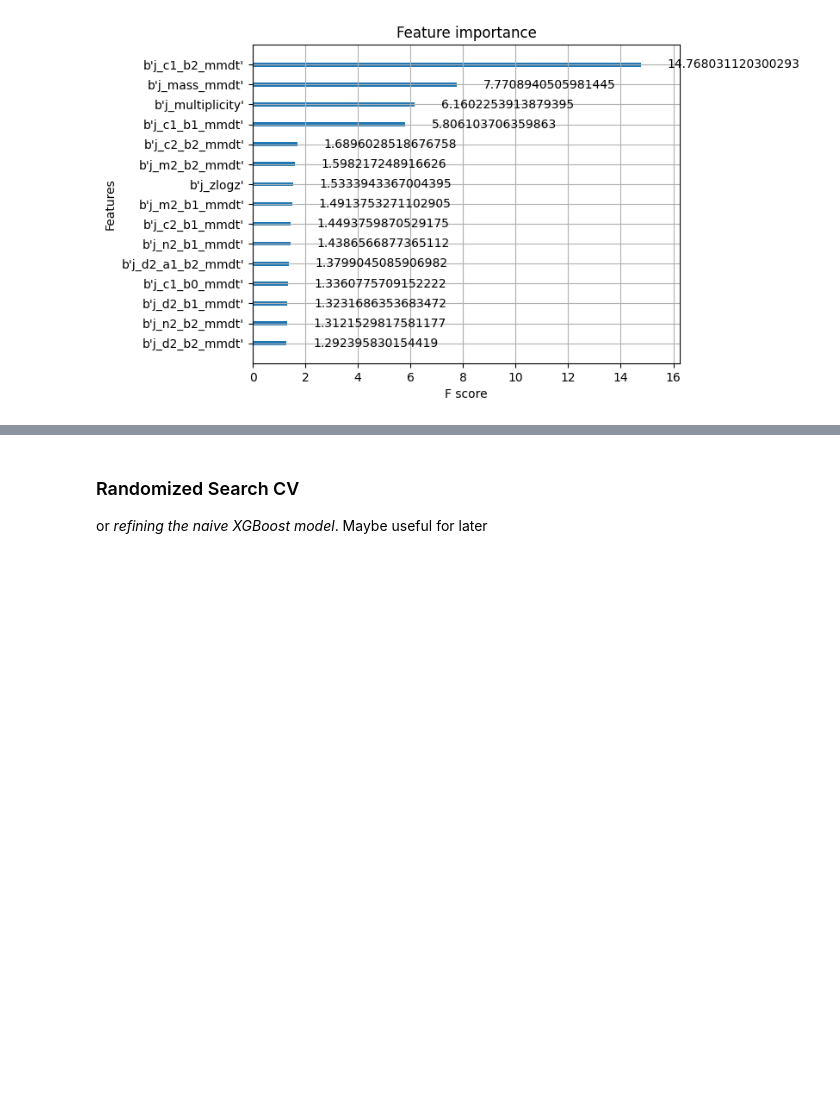
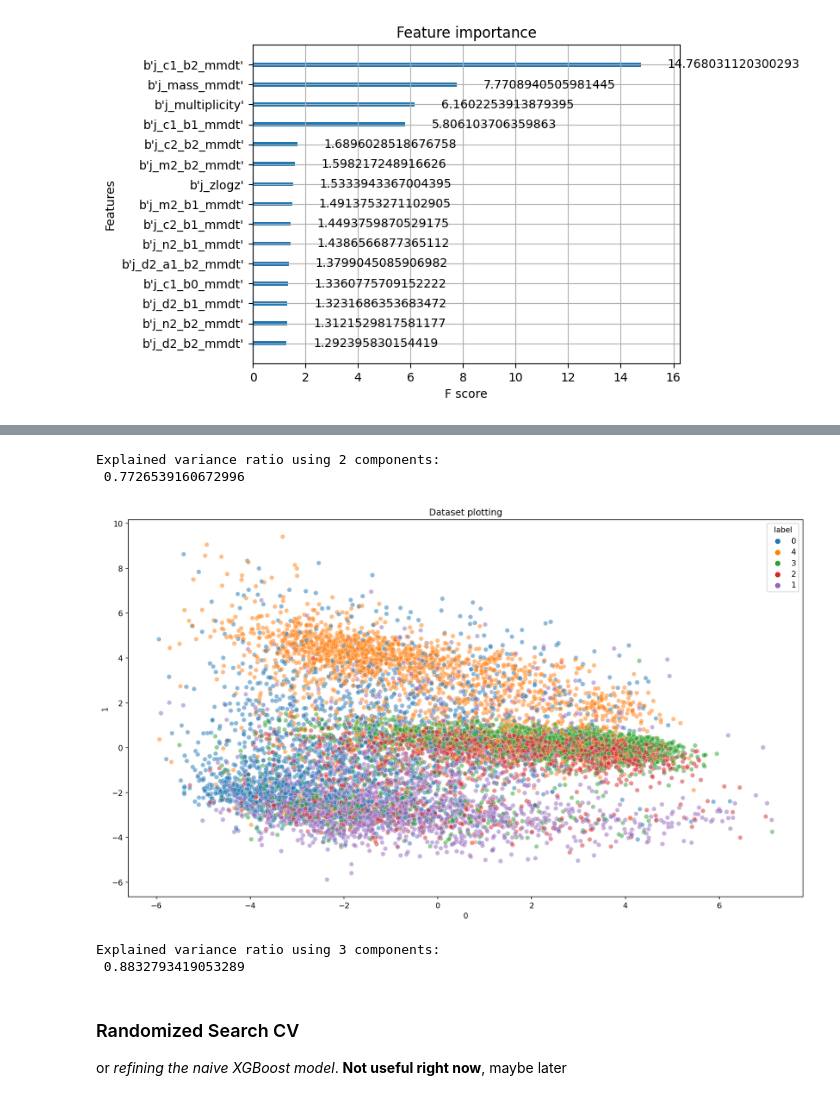
Before and after one commit to vincenzojrs/Machine-Learning-Exploration-for-Collider-Physics, a Jupyter notebook: main/MLCP_FEATUREENG.ipynb, the cells around one changed output, grey strips where cells are left out. Saved outputs shown, nothing was run; the diff lists cells and outputs as text; code cells hidden in the pictures; blank space fills up the shorter version.

```diff
--- a/main/MLCP_FEATUREENG.ipynb
+++ b/main/MLCP_FEATUREENG.ipynb
@@ -79,4 +111,43 @@ weighted avg       0.76      0.75      0.75      2000
+# %%
+def PCA_def(number_of_components):
+
+    # 3 components would be perfect, but choosing 2, we can easily plot data with a 77% explained variance ratio (3 cmpts. will add up to 88%)
+    pca = PCA(number_of_components)
+    dataset_scaled_pca = pca.fit_transform(dataset_scaled)
+    print('Explained variance ratio using {} components: \n'.format(number_of_components), pca.explained_variance_ratio_.sum())
+
+    # Concatenate PCA dataset with taregt
+    dataset_scaled_pca = pd.concat([pd.DataFrame(dataset_scaled_pca), dataset.iloc[:,-1]], axis = 1)
+    dataset_scaled_pca["label"] = dataset_scaled_pca["label"].astype(str)
+
+    # Plot the PCA dataset, once 2D, once 3D
+    if number_of_components == 2:
+        plt.figure(figsize=(16,9), dpi = 150)
+        sns.scatterplot(
+            x=0, y=1,
+            hue="label",
+            palette=sns.color_palette("tab10", 5),
+            data=dataset_scaled_pca,
+            legend="full",
+            alpha=0.5)
+        plt.title('Dataset plotting')
+        plt.show()
+
+    elif number_of_components == 3:
+        fig = px.scatter_3d(dataset_scaled_pca, x=0, y=1, z=2, color='label', opacity = 0.7, title = 'Dataset plotting')
+        fig.show(renderer = 'browser')
+
+    return dataset_scaled_pca
+
+dataset_scaled_2_pca = PCA_def(2)
+dataset_scaled_3_pca = PCA_def(3)
+# %% [output]
+Explained variance ratio using 2 components:
+ 0.7726539160672996
+[figure, added]
+Explained variance ratio using 3 components:
+ 0.8832793419053289
 # %% [markdown]
 ### Randomized Search CV
-or *refining the naive XGBoost model*. Maybe useful for later
+or *refining the naive XGBoost model*. **Not useful right now**, maybe later
 # %%
```
Also changed, not shown: parts of 5 cells of this notebook.
